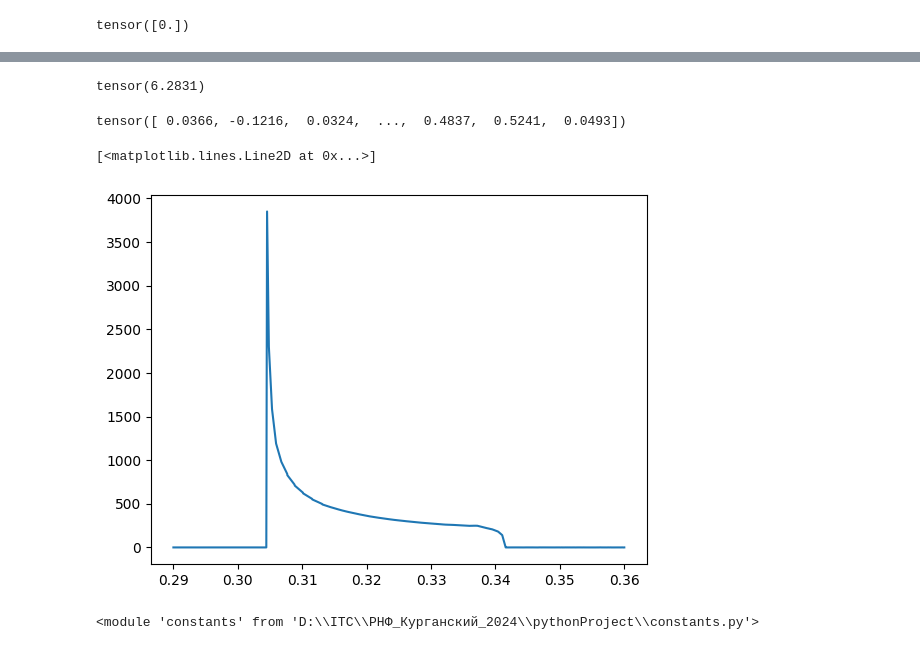
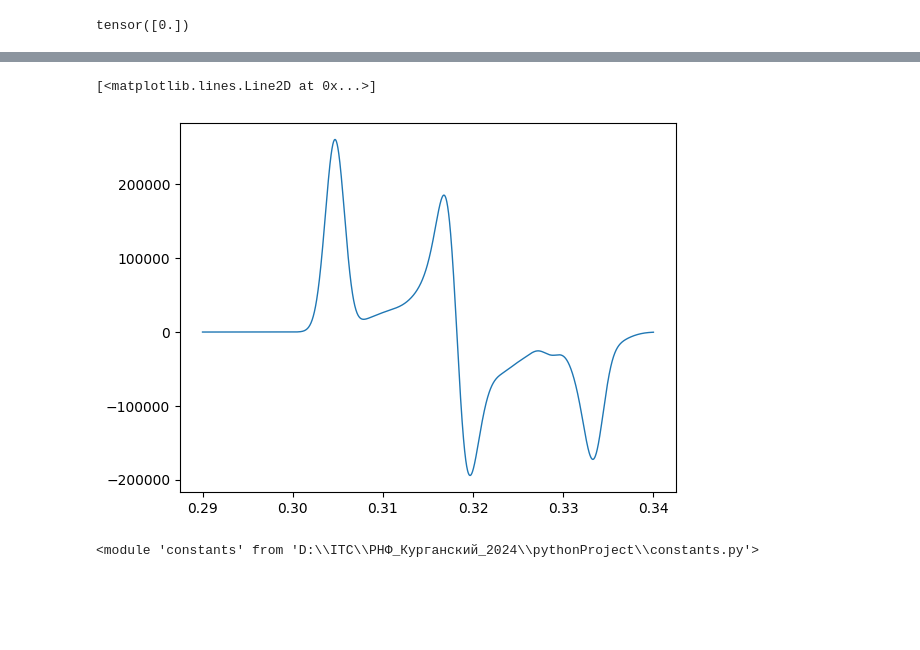
Before and after one commit to ArkadySamsonenkoWork/SpinSpec, a Jupyter notebook: test.ipynb, the cells around one changed output, grey strips where cells are left out. Saved outputs shown, nothing was run; the diff lists cells and outputs as text; code cells hidden in the pictures; blank space fills up the shorter version.

Commit message:
Added new DelanayMesh
Added new DelanayMesh
Changes in final integral processing

```diff
--- a/test.ipynb
+++ b/test.ipynb
@@ -62,2 +55,2 @@ torch.Size([6, 6])
 # %%
-powder = spin_system.MultiOrientedSystem(system, humiltonian_strained, rotation_matrices)
+powder = spin_system.MultiOrientedSample(system, humiltonian_strained, rotation_matrices)
@@ -105,21 +73,17 @@ torch.Size([469])
 # %%
-spectra_creator = spectra_manager.SpectraCreator(6, (469, ), mesh)
+spectra_creator = spectra_manager.SpectraCreator(8, tuple(), mesh)
-# %%
-fields_1 = torch.linspace(0.290, 0.36, 3000)
-answer = spectra_creator(powder, resonance_frequency, fields_1)
-# %% [output]
-tensor(6.2831)
-# %%
-answer
-# %% [output]
-tensor([ 0.0366, -0.1216,  0.0324,  ...,  0.4837,  0.5241,  0.0493])
+# %%
+with torch.no_grad():
+    fields_1 = torch.linspace(0.29, 0.34, 2000)
+    answer_1 = spectra_creator(powder, resonance_frequency, fields_1)
 # %%
 import matplotlib.pyplot as plt
 # %%
-plt.plot(fields_1.numpy(), answer.numpy())
+plt.plot(fields_1.numpy(), answer_1.numpy(),linewidth=1.0)
+#plt.plot(fields_1.numpy(), answer_2.numpy(),linewidth=1.0)
 # %% [output]
 [<matplotlib.lines.Line2D at 0x...>]
-[figure, old version]
+[figure, new version]
 # %%
 import numpy as np
 import torch
```
Also changed, not shown: parts of 37 cells of this notebook, 11 other files.
